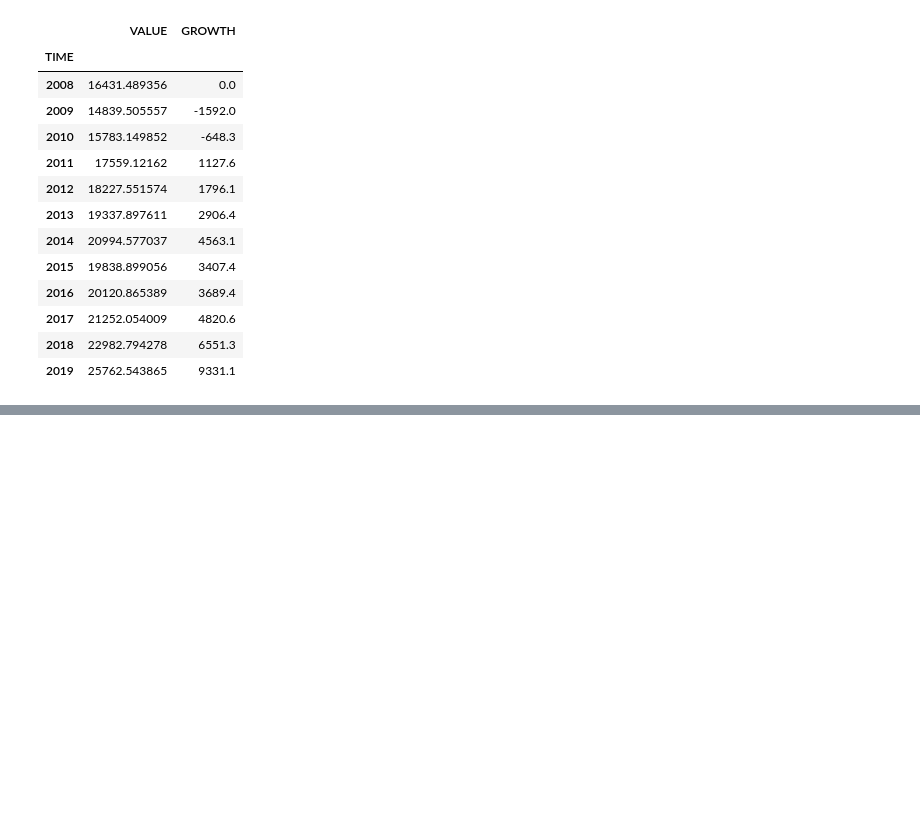
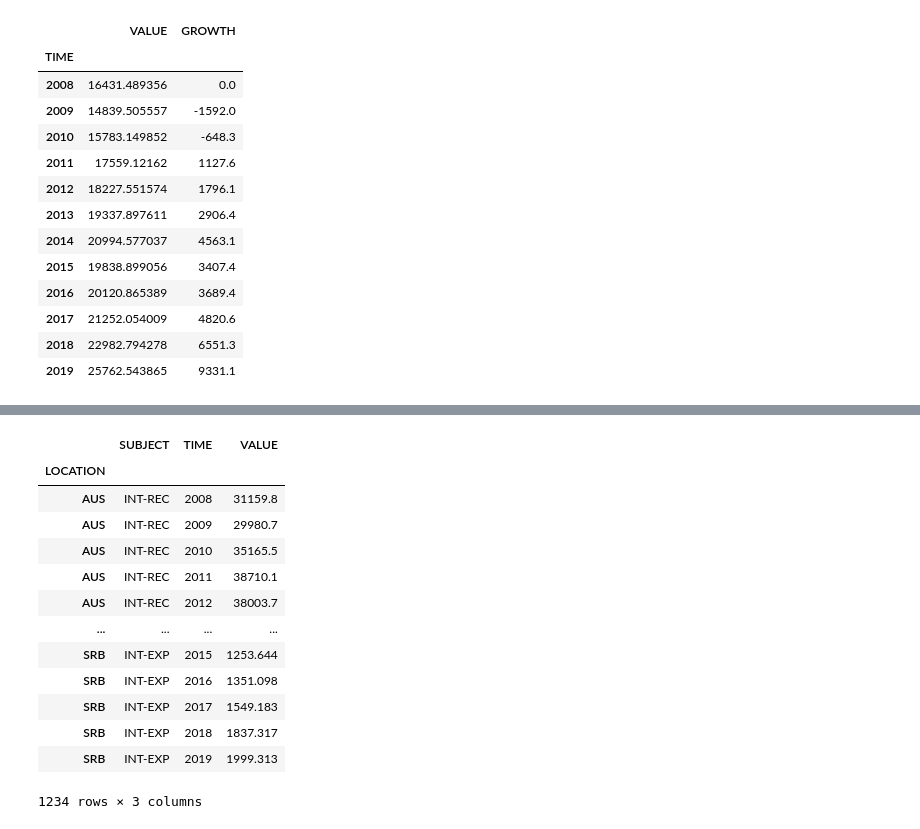
Before and after one commit to azapeti/practicing_pandas_workout, a Jupyter notebook: chapter-06/exercise-31.ipynb, the cells around one changed output, grey strips where cells are left out. Cells and saved outputs as stored; diff of their text form; code cells hidden in the pictures; blank space fills up the shorter version.

```diff
--- a/chapter-06/exercise-31.ipynb
+++ b/chapter-06/exercise-31.ipynb
@@ -264,0 +289,17 @@ recession
+# %%
+df
+# %% [output]
+|  | SUBJECT | TIME | VALUE |
+| LOCATION |  |  |  |
+| AUS | INT-REC | 2008 | 31159.8 |
+| AUS | INT-REC | 2009 | 29980.7 |
+| AUS | INT-REC | 2010 | 35165.5 |
+| AUS | INT-REC | 2011 | 38710.1 |
+| AUS | INT-REC | 2012 | 38003.7 |
+| ... | ... | ... | ... |
+| SRB | INT-EXP | 2015 | 1253.644 |
+| SRB | INT-EXP | 2016 | 1351.098 |
+| SRB | INT-EXP | 2017 | 1549.183 |
+| SRB | INT-EXP | 2018 | 1837.317 |
+| SRB | INT-EXP | 2019 | 1999.313 |
+1234 rows × 3 columns
```
Also changed, not shown: parts of 3 cells of this notebook.
